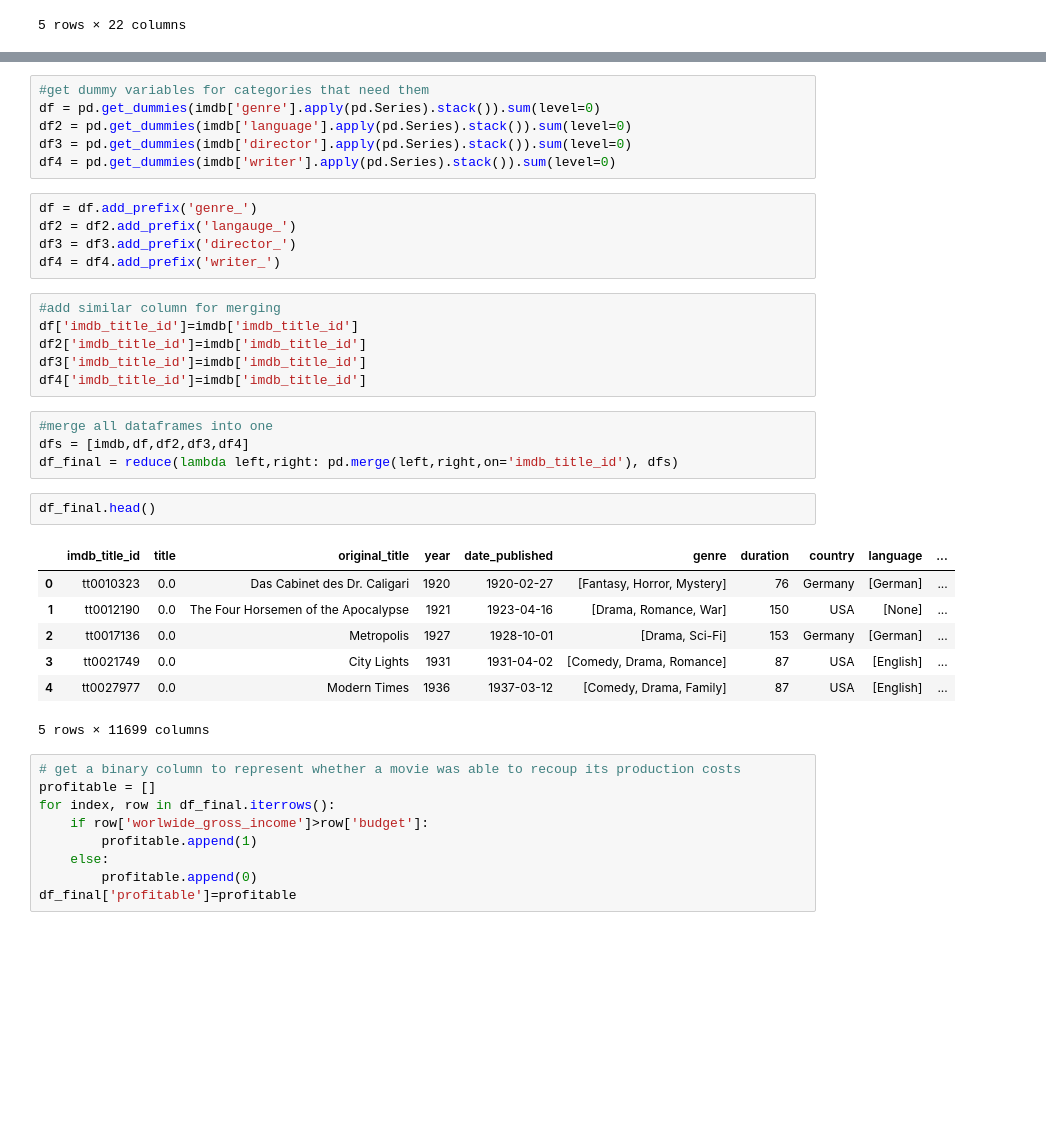
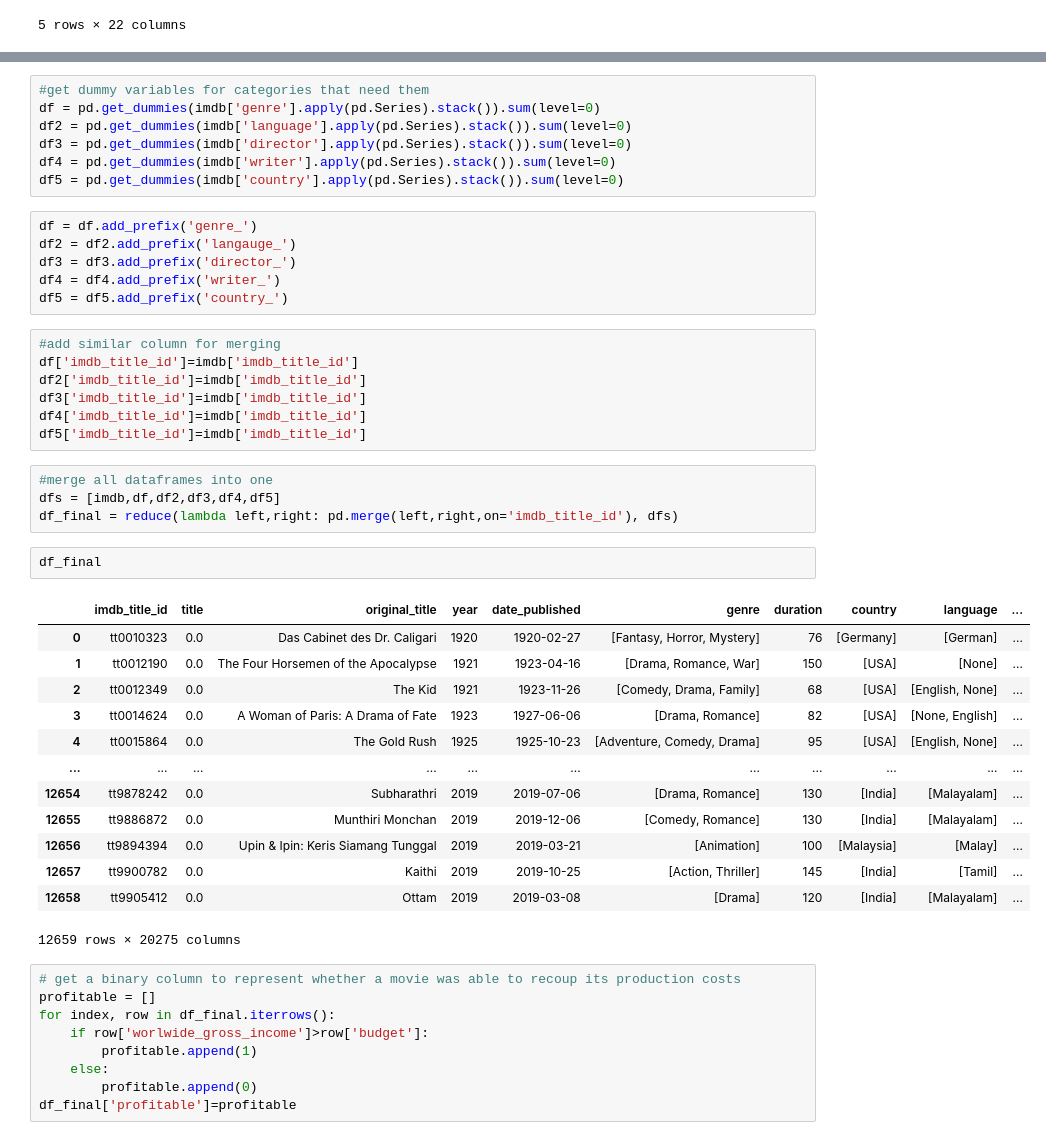
Before and after one commit to harshil753/Machine_Learning_Project, a Jupyter notebook: Capstone Project.ipynb, the cells around one changed output, grey strips where cells are left out. Drawn from its saved outputs; the diff is of its cells as text; blank space fills up the shorter version.

```diff
--- a/Capstone Project.ipynb
+++ b/Capstone Project.ipynb
@@ -109,31 +92,40 @@ df = pd.get_dummies(imdb['genre'].apply(pd.Series).stack()).sum(level=0)
 df2 = pd.get_dummies(imdb['language'].apply(pd.Series).stack()).sum(level=0)
 df3 = pd.get_dummies(imdb['director'].apply(pd.Series).stack()).sum(level=0)
 df4 = pd.get_dummies(imdb['writer'].apply(pd.Series).stack()).sum(level=0)
+df5 = pd.get_dummies(imdb['country'].apply(pd.Series).stack()).sum(level=0)
 # %%
 df = df.add_prefix('genre_')
 df2 = df2.add_prefix('langauge_')
 df3 = df3.add_prefix('director_')
 df4 = df4.add_prefix('writer_')
+df5 = df5.add_prefix('country_')
 # %%
 #add similar column for merging
 df['imdb_title_id']=imdb['imdb_title_id']
 df2['imdb_title_id']=imdb['imdb_title_id']
 df3['imdb_title_id']=imdb['imdb_title_id']
 df4['imdb_title_id']=imdb['imdb_title_id']
+df5['imdb_title_id']=imdb['imdb_title_id']
 # %%
 #merge all dataframes into one
-dfs = [imdb,df,df2,df3,df4]
+dfs = [imdb,df,df2,df3,df4,df5]
 df_final = reduce(lambda left,right: pd.merge(left,right,on='imdb_title_id'), dfs)
 # %%
-df_final.head()
+df_final
 # %% [output]
 |  | imdb_title_id | title | original_title | year | date_published | genre | duration | country | language | ... |
-| 0 | tt0010323 | 0.0 | Das Cabinet des Dr. Caligari | 1920 | 1920-02-27 | [Fantasy, Horror, Mystery] | 76 | Germany | [German] | ... |
-| 1 | tt0012190 | 0.0 | The Four Horsemen of the Apocalypse | 1921 | 1923-04-16 | [Drama, Romance, War] | 150 | USA | [None] | ... |
-| 2 | tt0017136 | 0.0 | Metropolis | 1927 | 1928-10-01 | [Drama, Sci-Fi] | 153 | Germany | [German] | ... |
-| 3 | tt0021749 | 0.0 | City Lights | 1931 | 1931-04-02 | [Comedy, Drama, Romance] | 87 | USA | [English] | ... |
-| 4 | tt0027977 | 0.0 | Modern Times | 1936 | 1937-03-12 | [Comedy, Drama, Family] | 87 | USA | [English] | ... |
+| 0 | tt0010323 | 0.0 | Das Cabinet des Dr. Caligari | 1920 | 1920-02-27 | [Fantasy, Horror, Mystery] | 76 | [Germany] | [German] | ... |
+| 1 | tt0012190 | 0.0 | The Four Horsemen of the Apocalypse | 1921 | 1923-04-16 | [Drama, Romance, War] | 150 | [USA] | [None] | ... |
+| 2 | tt0012349 | 0.0 | The Kid | 1921 | 1923-11-26 | [Comedy, Drama, Family] | 68 | [USA] | [English, None] | ... |
+| 3 | tt0014624 | 0.0 | A Woman of Paris: A Drama of Fate | 1923 | 1927-06-06 | [Drama, Romance] | 82 | [USA] | [None, English] | ... |
+| 4 | tt0015864 | 0.0 | The Gold Rush | 1925 | 1925-10-23 | [Adventure, Comedy, Drama] | 95 | [USA] | [English, None] | ... |
+| ... | ... | ... | ... | ... | ... | ... | ... | ... | ... | ... |
+| 12654 | tt9878242 | 0.0 | Subharathri | 2019 | 2019-07-06 | [Drama, Romance] | 130 | [India] | [Malayalam] | ... |
+| 12655 | tt9886872 | 0.0 | Munthiri Monchan | 2019 | 2019-12-06 | [Comedy, Romance] | 130 | [India] | [Malayalam] | ... |
+| 12656 | tt9894394 | 0.0 | Upin & Ipin: Keris Siamang Tunggal | 2019 | 2019-03-21 | [Animation] | 100 | [Malaysia] | [Malay] | ... |
+| 12657 | tt9900782 | 0.0 | Kaithi | 2019 | 2019-10-25 | [Action, Thriller] | 145 | [India] | [Tamil] | ... |
+| 12658 | tt9905412 | 0.0 | Ottam | 2019 | 2019-03-08 | [Drama] | 120 | [India] | [Malayalam] | ... |
-5 rows × 11699 columns
+12659 rows × 20275 columns
 # %%
 # get a binary column to represent whether a movie was able to recoup its production costs
 profitable = []
```
Also changed, not shown: parts of 33 cells of this notebook, 1 other file.
